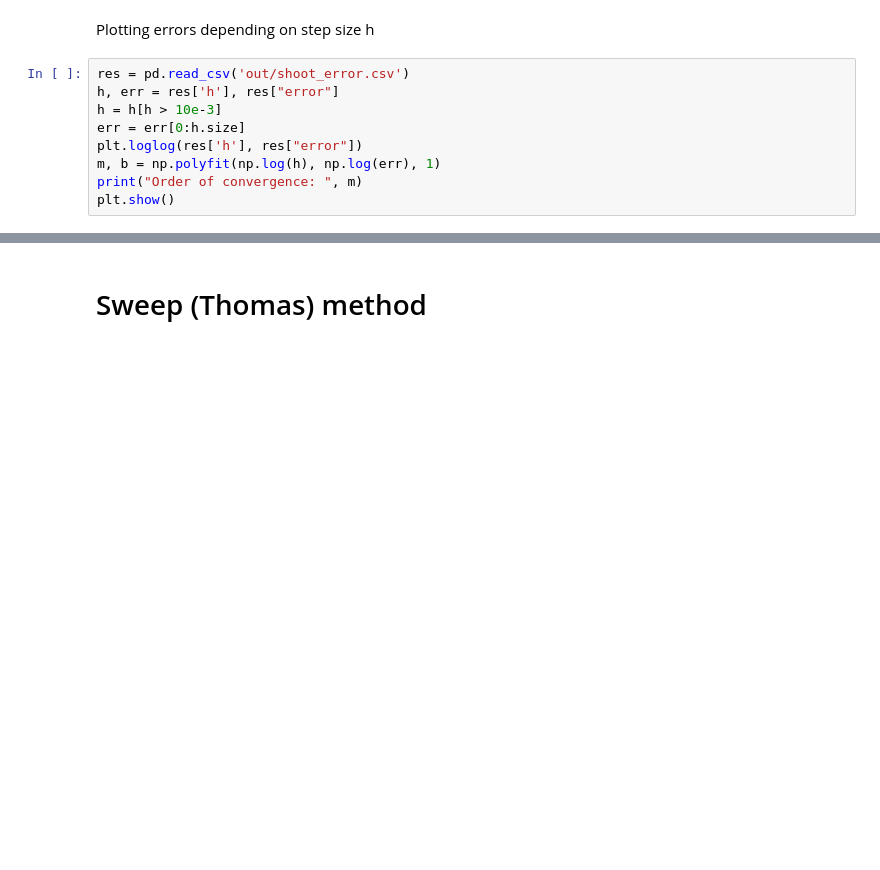
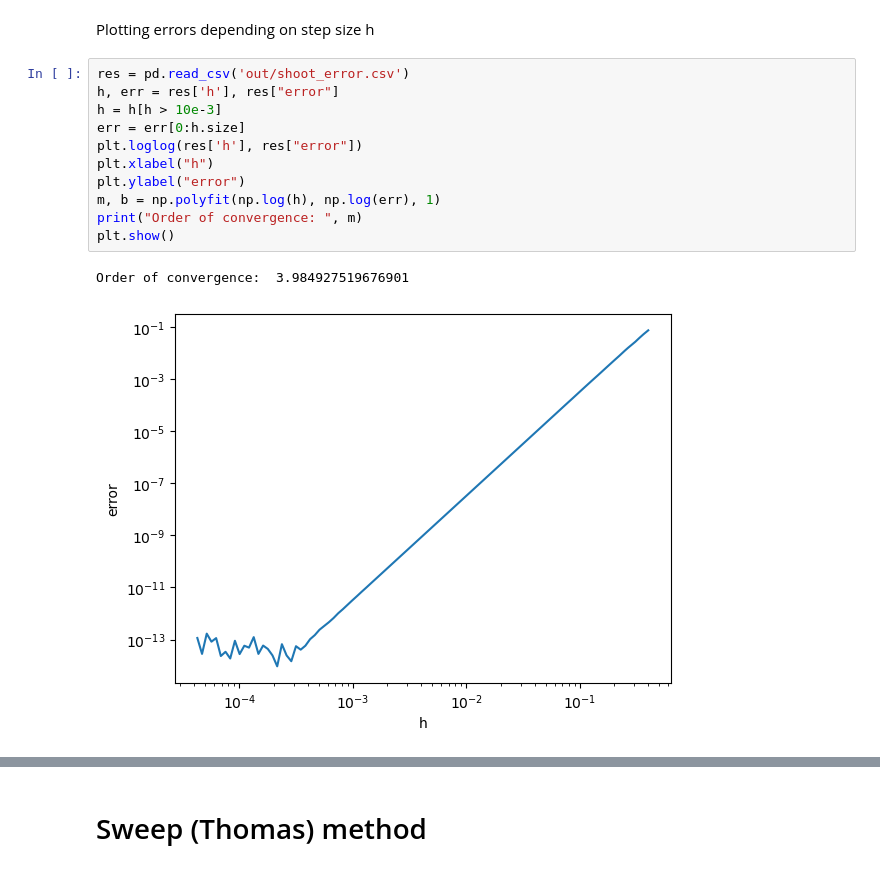
Before and after one commit to KozyrevIN/Computational_math, a Jupyter notebook: Lab_1/plotter.ipynb, the cells around one changed output, grey strips where cells are left out. Drawn from its saved outputs; the diff is of its cells as text; blank space fills up the shorter version.

```diff
--- a/Lab_1/plotter.ipynb
+++ b/Lab_1/plotter.ipynb
@@ -21,12 +40,17 @@ Plotting errors depending on step size h
 # %%
 res = pd.read_csv('out/shoot_error.csv')
 h, err = res['h'], res["error"]
 h = h[h > 10e-3]
 err = err[0:h.size]
 plt.loglog(res['h'], res["error"])
+plt.xlabel("h")
+plt.ylabel("error")
 m, b = np.polyfit(np.log(h), np.log(err), 1)
 print("Order of convergence: ", m)
 plt.show()
+# %% [output]
+Order of convergence:  3.984927519676901
+[figure, added]
 # %%
 res = pd.read_csv('out/shoot_linear_error.csv')
 h, err = res['h'], res["error"]
```
Also changed, not shown: parts of 6 cells of this notebook, 10 other files.
